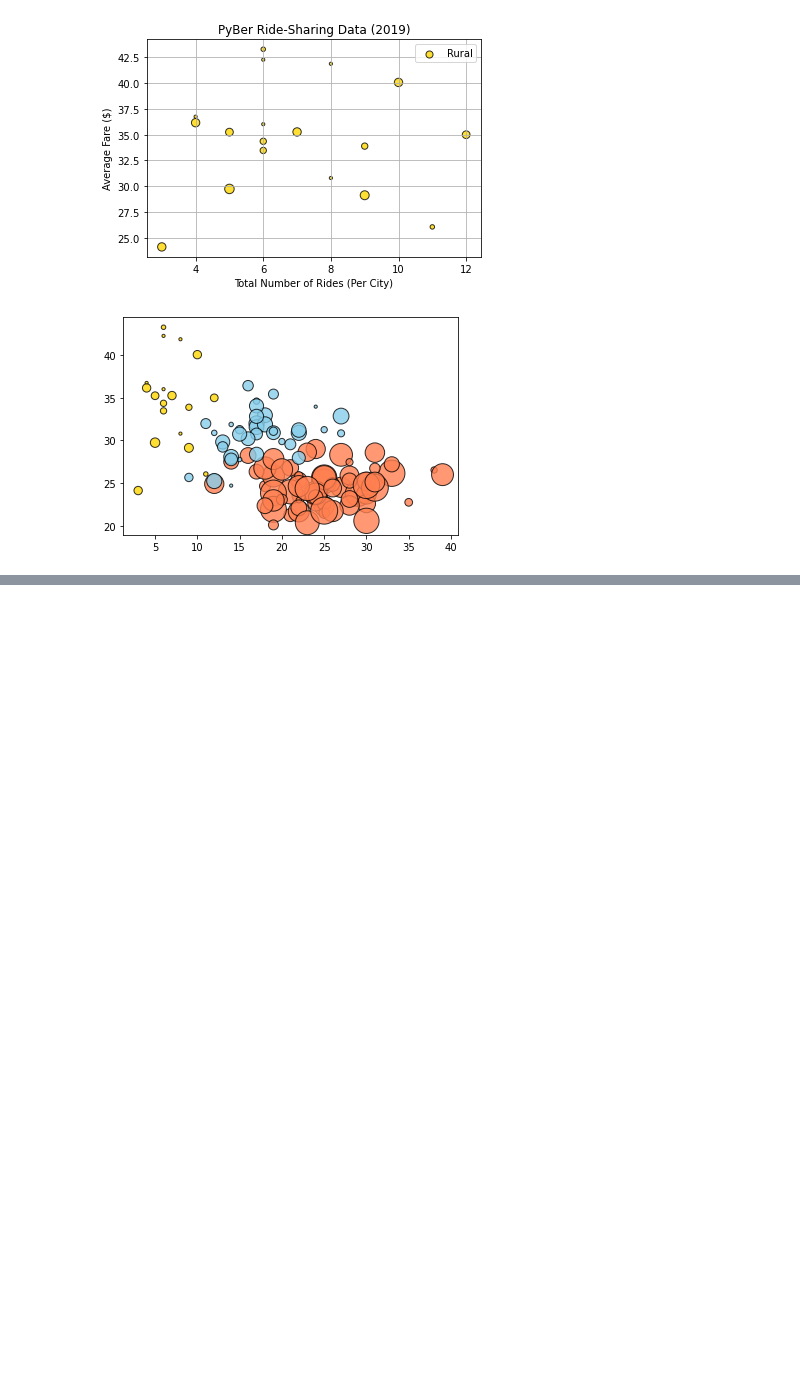
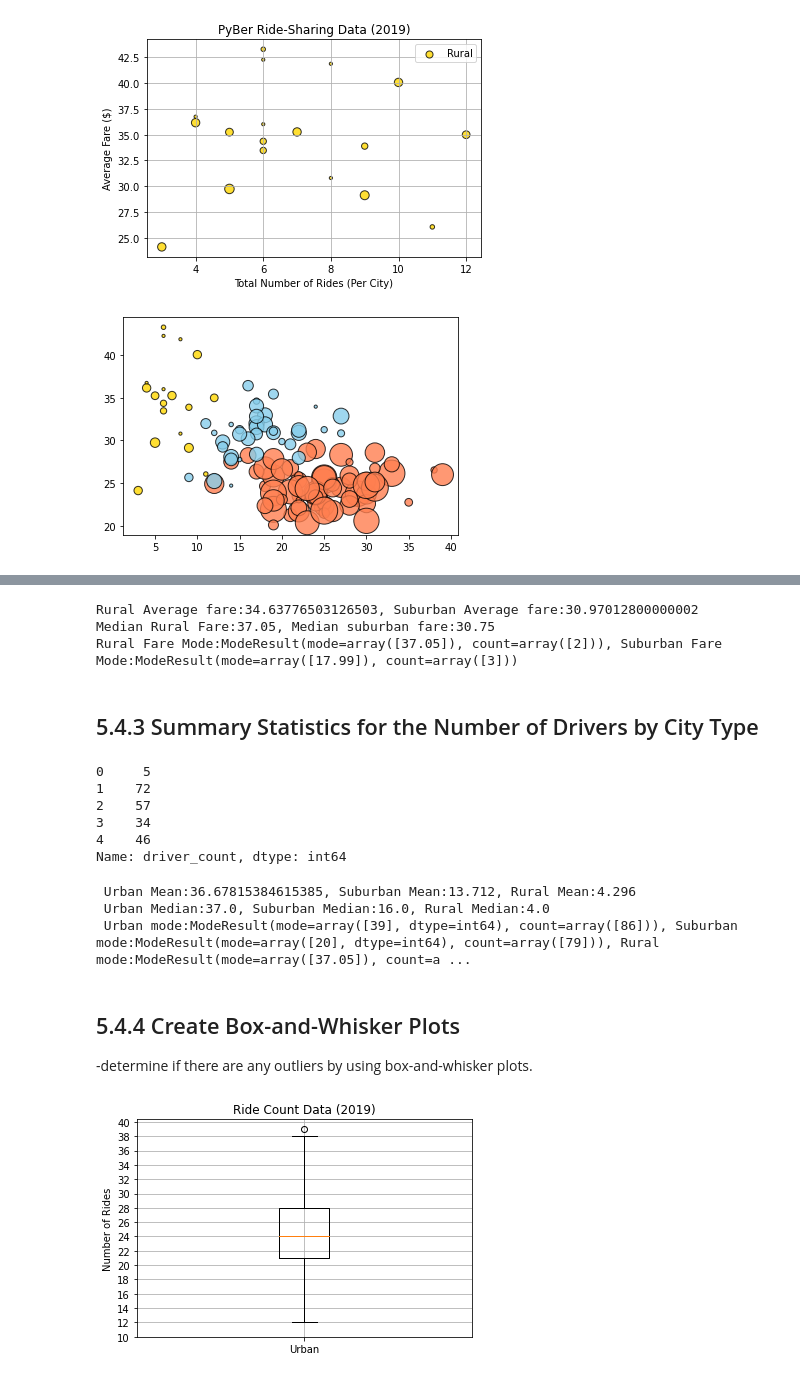
Before and after one commit to Sean-Rowe5280/PyBer_Analysis, a Jupyter notebook: Pyber.ipynb, the cells around one changed output, grey strips where cells are left out. Drawn from its saved outputs; the diff is of its cells as text; code cells hidden in the pictures; blank space fills up the shorter version.

Commit message:
Updated Pyber for box plots and statistical analysis.

```diff
--- a/Pyber.ipynb
+++ b/Pyber.ipynb
@@ -524,0 +713,74 @@ https://matplotlib.org/stable/api/_as_gen/matplotlib.pyplot.text.html
+# %%
+# Calculate the measures of central tendency for the average fare for the suburban and rural cities.
+mean_rural_fares=np.mean(rural_avg_fare)
+mean_suburban_fares=np.mean(suburban_fares)
+print(f'Rural Average fare:{mean_rural_fares}, Suburban Average fare:{mean_suburban_fares}')
+
+median_rural_fares=np.median(rural_fares)
+median_suburban_fares=np.median(suburban_fares)
+print(f'Median Rural Fare:{median_rural_fares}, Median suburban fare:{median_suburban_fares}')
+
+mode_rural_fares=sts.mode(rural_fares)
+mode_suburban_fares=sts.mode(suburban_fares)
+print(f'Rural Fare Mode:{mode_rural_fares}, Suburban Fare Mode:{mode_suburban_fares}')
+# %% [output]
+Rural Average fare:34.63776503126503, Suburban Average fare:30.97012800000002
+Median Rural Fare:37.05, Median suburban fare:30.75
+Rural Fare Mode:ModeResult(mode=array([37.05]), count=array([2])), Suburban Fare Mode:ModeResult(mode=array([17.99]), count=array([3]))
+# %% [markdown]
+## 5.4.3 Summary Statistics for the Number of Drivers by City Type
+# %%
+# Perform summary statistics for the number of drivers by city type.
+# Get the driver count data from the urban, suburban,rural cities.
+
+urban_drivers=urban_cities_df["driver_count"]
+suburban_drivers=suburban_cities_df["driver_count"]
+rural_drivers=rural_cities_df["driver_count"]
+print(urban_drivers.head())
+# %% [output]
+0     5
+1    72
+2    57
+3    34
+4    46
+Name: driver_count, dtype: int64
+# %%
+# 5.4.3 Skill Drill
+
+# Calculate the mean, median, and mode for the urban, suburban,
+# and rural driver count Series using NumPy and SciPy statistics module.
+
+mean_urban_drivers=np.mean(urban_drivers)
+mean_suburban_drivers=np.mean(suburban_drivers)
+mean_rural_drivers=np.mean(rural_drivers)
+print(f' Urban Mean:{mean_urban_drivers}, Suburban Mean:{mean_suburban_drivers}, Rural Mean:{mean_rural_drivers}')
+
+median_urban_drivers=np.median(urban_drivers)
+median_suburban_drivers=np.median(suburban_drivers)
+median_rural_drivers=np.median(rural_drivers)
+print(f' Urban Median:{median_urban_drivers}, Suburban Median:{median_suburban_drivers}, Rural Median:{median_rural_drivers}')
+
+mode_urban_drivers=sts.mode(urban_drivers)
+mode_suburban_drivers=sts.mode(suburban_drivers)
+mode_rural_drivers=sts.mode(rural_fares)
+print(f' Urban mode:{mode_urban_drivers}, Suburban mode:{mode_suburban_drivers}, Rural mode:{mode_rural_drivers}')
+# %% [output]
+ Urban Mean:36.67815384615385, Suburban Mean:13.712, Rural Mean:4.296
+ Urban Median:37.0, Suburban Median:16.0, Rural Median:4.0
+ Urban mode:ModeResult(mode=array([39], dtype=int64), count=array([86])), Suburban mode:ModeResult(mode=array([20], dtype=int64), count=array([79])), Rural mode:ModeResult(mode=array([37.05]), count=a ...
+# %% [markdown]
+## 5.4.4 Create Box-and-Whisker Plots
+-determine if there are any outliers by using box-and-whisker plots.
+# %%
+# Create a box-and-whisker plot for the urban cities ride count.
+x_labels = ["Urban"]
+fig, ax = plt.subplots()
+ax.boxplot(urban_ride_count, labels=x_labels)
+# Add the title, y-axis label and grid.
+ax.set_title('Ride Count Data (2019)')
+ax.set_ylabel('Number of Rides')
+ax.set_yticks(np.arange(10, 41, step=2.0))
+ax.grid()
+plt.show()
+# %% [output]
+[figure, added]
```
Also changed, not shown: parts of 45 cells of this notebook.
